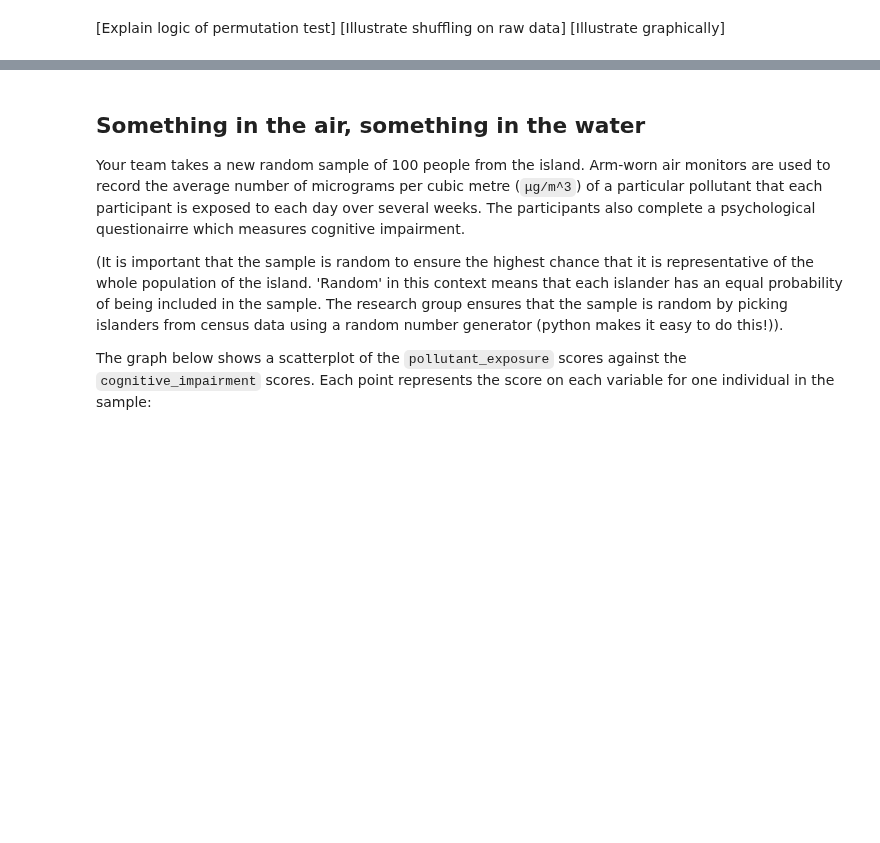
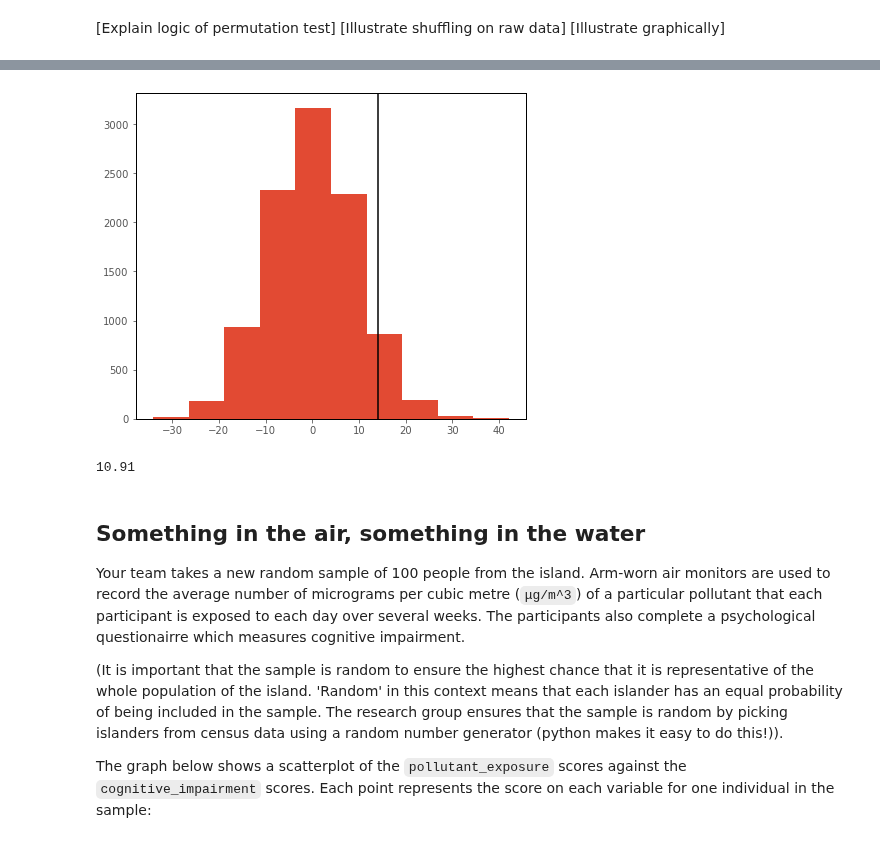
Before and after one commit to pxr687/islands_python_foundations, a Jupyter notebook: 1_populations_samples_questions.ipynb, the cells around one changed output, grey strips where cells are left out. Saved outputs shown, nothing was run; the diff lists cells and outputs as text; code cells hidden in the pictures; blank space fills up the shorter version.

```diff
--- a/1_populations_samples_questions.ipynb
+++ b/1_populations_samples_questions.ipynb
@@ -277,3 +378,13 @@ We can do this by *shuffling the group labels around randomly*. Think about it.
+# %%
+plt.hist(simulation_results)
+plt.axvline(x = actual_percent_diff, color = 'black')
+plt.show()
+# %% [output]
+[figure, added]
+# %%
+np.count_nonzero(simulation_results >= actual_percent_diff)/len(simulation_results) * 100
+# %% [output]
+10.91
 # %% [markdown]
 ## Something in the air, something in the water
 
```
Also changed, not shown: parts of 18 cells of this notebook, 1 other file.
